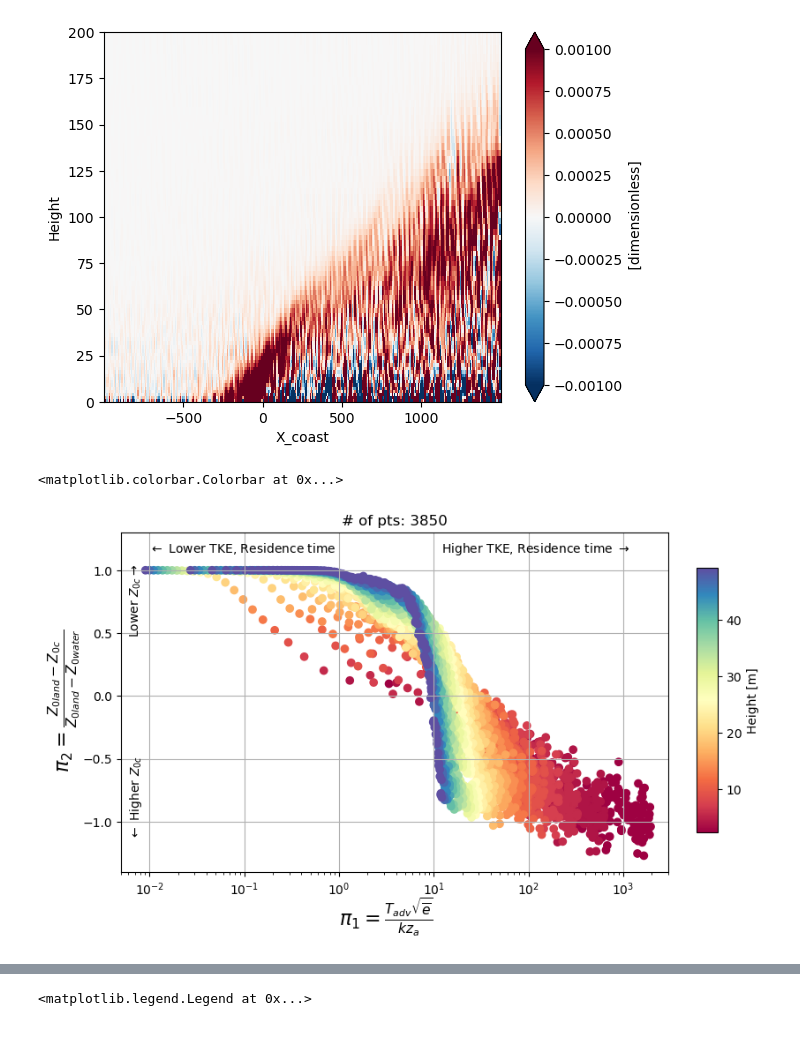
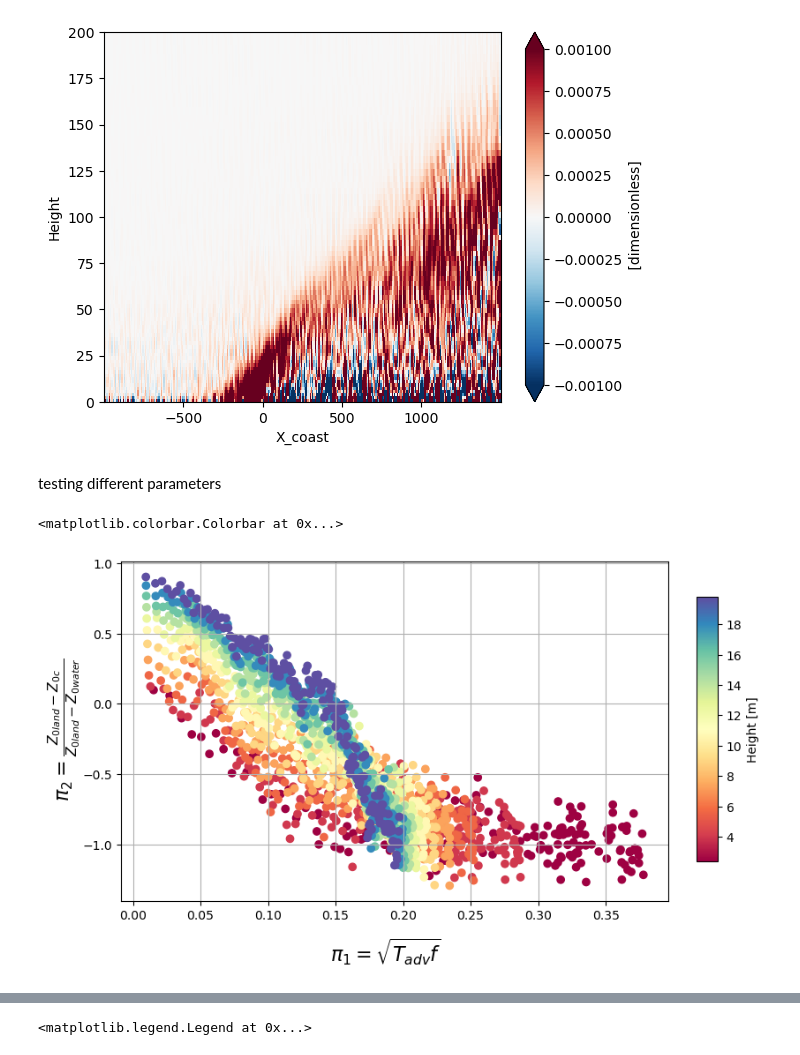
Before and after one commit to jameshlywiak/ABL-surface-layer, a Jupyter notebook: umn_LES.ipynb, the cells around one changed output, grey strips where cells are left out. Cells and saved outputs as stored; diff of their text form; code cells hidden in the pictures.

```diff
--- a/umn_LES.ipynb
+++ b/umn_LES.ipynb
@@ -269,10 +329,12 @@ ax.set_ylim([0, 200])
 # %% [output]
 (0.0, 200.0)
 [figure]
+# %% [markdown]
+testing different parameters
 # %%
 ## all z0 below ~50 m
 
-mask = (ds.Height <= 50) & (ds.Height >= 1) & (ds.X_coast >= 0) & (ds.X_coast <= 1200) & (ds.z0<1000) & (ds.z0>=1e-10) #& (ds.zL<=0.1) & (ds.zL>=-0.1)
+mask = (ds.Height <= 20) & (ds.Height >= 1) & (ds.X_coast >= 0) & (ds.X_coast <= 1400) & (ds.z0<1000) & (ds.z0>=1e-10) #& (ds.zL<=0.1) & (ds.zL>=-0.1)
 
 X, Z = np.meshgrid(ds.X_coast, ds.Height)
 
@@ -290,47 +352,58 @@ z0_water = 0.00001
 #pi1 = (tadv*buoyancy*ds.WpTp/tke).where(mask, drop=True)
 #pi1 = (Z*buoyancy*ds.WpTp/(ds.U**3)).where(mask, drop=True)
 #pi1 = (ds.WpTp/(ds.U*gamma)).where(mask, drop=True) ### non-dim ibl height from Tampieri
-pi1 = ((tadv**1)*(tke**(1/2))/(vonk*Z)).where(mask, drop=True)
+#pi1 = ((tadv**1)*(tke**(1/2))/(vonk*Z)).where(mask, drop=True)
+#pi1 = ((tadv**2)*(tke_adv)/(vonk*Z)).where(mask, drop=True)
 #pi1 = (X*N2/(ds.U*f)).where(mask, drop=True)
-#pi1 = 1/np.sqrt(X*f/ds.U).where(mask, drop=True)
-pi2 = ((z0_land-ds.z0)/(z0_land-z0_water)).where(mask, drop=True)
+pi1 = np.sqrt(X*f/ds.U).where(mask, drop=True)
+pi2 = ((ds.z0-z0_land)/(z0_water-z0_land)).where(mask, drop=True)
 
 '''
 bins = np.arange(0, 0.41, 0.02)
 xplt = (bins[1:]+bins[:-1])/2
 medians = np.zeros((len(bins)-1,))
 for b,bin in enumerate(bins):
     if b==0:
         prev_val = bin
     else:
         medians[b-1] = np.nanmedian(pi2.where((pi1>=prev_val) & (pi1<bin), drop=True).values)
         prev_val = bin
 '''
 
+xdata = pi1.values.flatten()
+ydata = pi2.values.flatten()
+x_range = np.linspace(min(xdata), max(xdata), 500)
+gaussian = norm.pdf(x_range, np.nanmean(xdata), np.nanstd(xdata))  # Gaussian in log-space
+
+# Optional: Scale the Gaussian to match the amplitude of your dataset
+gaussian_scaled = gaussian * max(ydata) / max(gaussian)
+
 fig, ax = plt.subplots(1,1, figsize=(8,5))
 ax.grid()
 
-p1=ax.scatter(pi1, pi2, c=Z[mask], cmap='Spectral')
-#p2=ax.scatter(xplt, medians, c='k', marker='^', s=100)
+p1=ax.scatter(xdata, ydata, c=Z[mask], cmap='Spectral')
+#ax.plot(x_range, gaussian_scaled, color='k')
 
-ax.set_title(f'# of pts: {pi1.size}')
-ax.annotate(r'$\leftarrow$ Lower TKE, Residence time',
-            (1e-2, 1.14), fontsize=10)
-ax.annotate(r'Higher TKE, Residence time $\rightarrow$ ',
-            (1.2e1, 1.14), fontsize=10)
-ax.annotate(r'$\leftarrow$ Higher $Z_{0c}$', (6e-3, -1.1),  fontsize=10, rotation='vertical')
-ax.annotate(r'Lower $Z_{0c} \rightarrow$ ', (6e-3, 0.5),  fontsize=10, rotation='vertical')
+#ax.set_title(f'# of pts: {pi1.size}')
+#ax.annotate(r'$\leftarrow$ Lower TKE, Residence time',
+#            (1e-2, 1.14), fontsize=10)
+#ax.annotate(r'Higher TKE, Residence time $\rightarrow$ ',
+#            (1.2e1, 1.14), fontsize=10)
+#ax.annotate(r'$\leftarrow$ Higher $Z_{0c}$', (6e-3, -1.1),  fontsize=10, rotation='vertical')
+#ax.annotate(r'Lower $Z_{0c} \rightarrow$ ', (6e-3, 0.5),  fontsize=10, rotation='vertical')
 
-fig.supxlabel(r'$\pi_1=\frac{T_{adv}\sqrt{\overline{e}}}{kz_a}$', fontsize=16, y=-0.04)
+#fig.supxlabel(r'$\pi_1=\frac{T_{adv}\sqrt{\overline{e}}}{kz_a}$', fontsize=16, y=-0.04)
+#fig.supxlabel(r'$\pi_1=\frac{T_{adv}^2\frac{\partial \overline{e}}{\partial x}}{kz_a}$', fontsize=16, y=-0.04)
+fig.supxlabel(r'$\pi_1=\sqrt{T_{adv}f}$', fontsize=16, y=-0.04)
 fig.supylabel(r'$\pi_2=\frac{Z_{0land}-Z_{0c}}{Z_{0land}-Z_{0water}}$', fontsize=16, x=0.02)
 
-ax.set_xscale('log')
+#ax.set_xscale('log')
 #ax.set_yscale('log')
-ax.set_ylim([-1.4, 1.3])
-ax.set_xlim([5e-3, 3e3])
+#ax.set_ylim([-1.4, 1.3])
+#ax.set_xlim([5e-3, 3e3])
 
 cax = fig.add_axes([0.94, 0.2, 0.03, 0.6])
 fig.colorbar(p1, cax=cax, label='Height [m]')
 # %% [output]
 <matplotlib.colorbar.Colorbar at 0x...>
-[figure, old version]
+[figure, new version]
```
Also changed, not shown: parts of 16 cells of this notebook, 6 other files.
